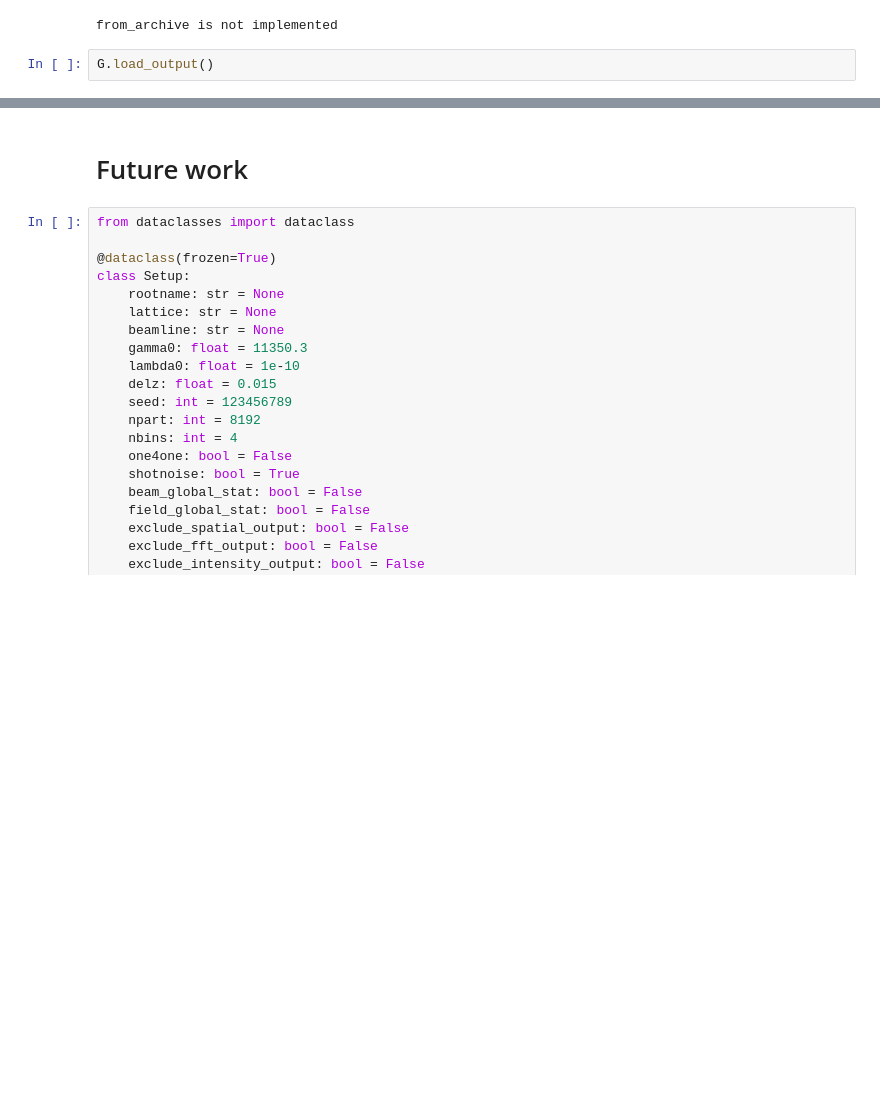
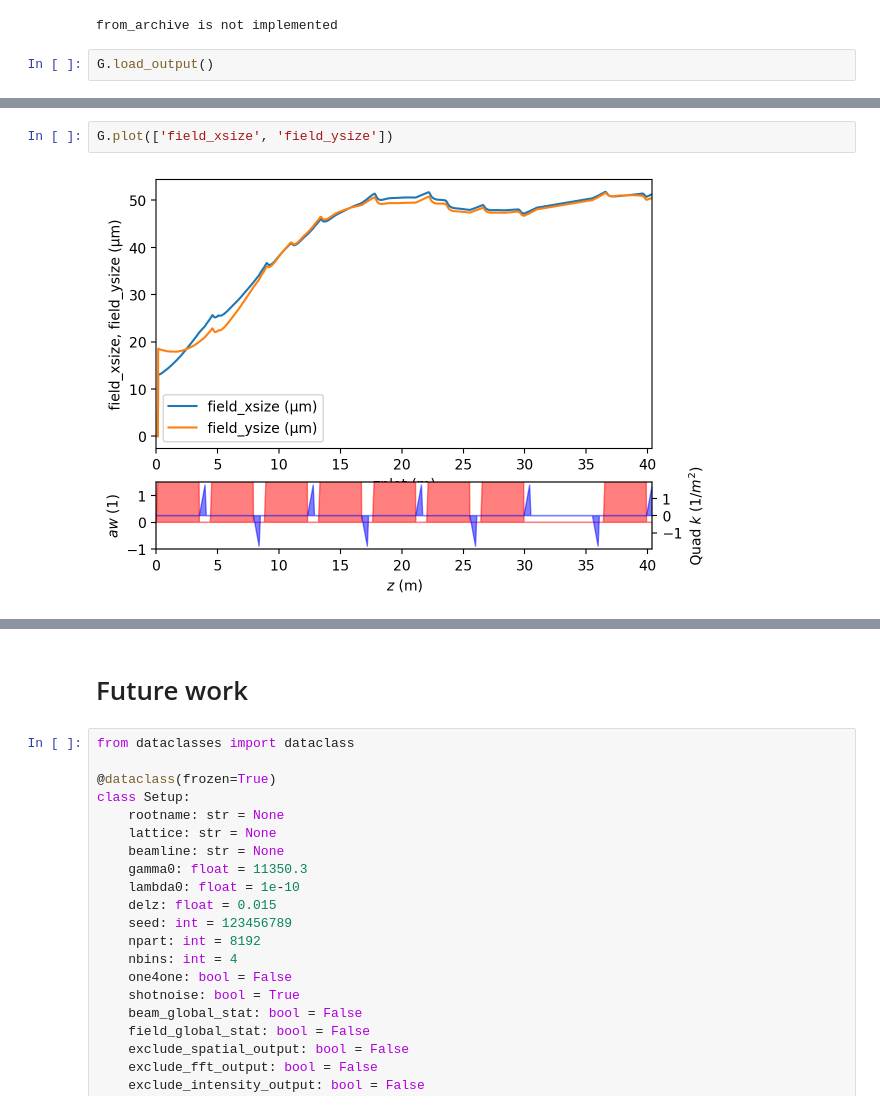
Before and after one commit to slaclab/lume-genesis, a Jupyter notebook: docs/examples/genesis4/genesis4_example.ipynb, the cells around one changed output, grey strips where cells are left out. Drawn from its saved outputs; the diff is of its cells as text; blank space fills up the shorter version.

```diff
--- a/docs/examples/genesis4/genesis4_example.ipynb
+++ b/docs/examples/genesis4/genesis4_example.ipynb
@@ -191 +199,5 @@ G.plot()
+# %%
+G.plot(['field_xsize', 'field_ysize'])
+# %% [output]
+[figure, added]
 # %%
```
Also changed, not shown: parts of 13 cells of this notebook, 1 other file.
